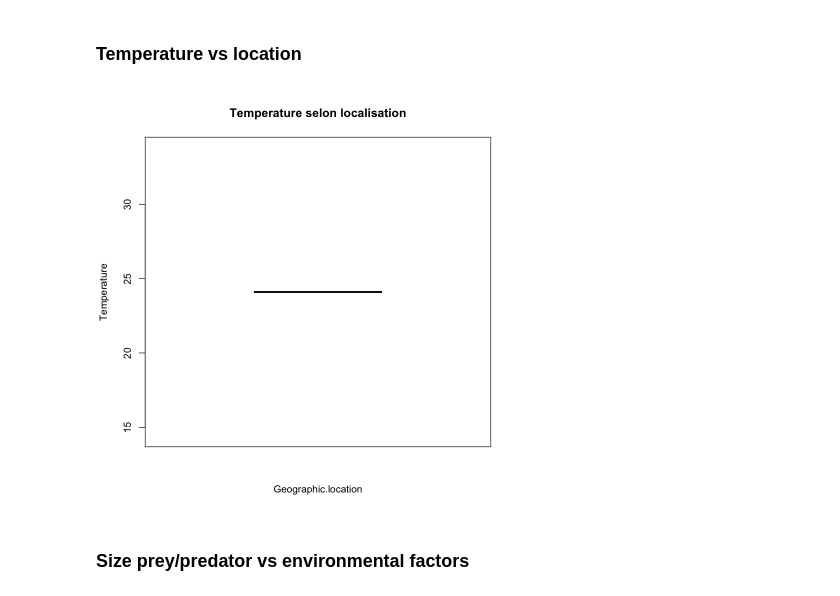
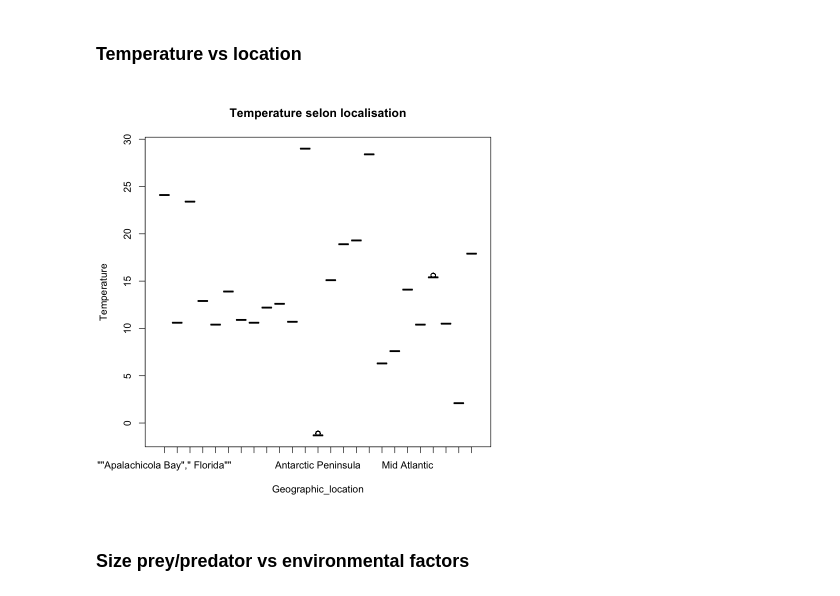
Before and after one commit to zfourati/Predator-and-prey-body-sizes-in-marine-food-webs, a Jupyter notebook: script_marion.ipynb, the cells around one changed output. Saved outputs shown, nothing was run; the diff lists cells and outputs as text; code cells hidden in the pictures.

```diff
--- a/script_marion.ipynb
+++ b/script_marion.ipynb
@@ -131,11 +145,11 @@ Skewness de Depth : NaN
 # %% [markdown]
 ### Temperature vs location
 # %%
-data_temp <- subset(data, !is.na(Mean.annual.temp) & !is.na(Geographic.location))
-boxplot(Mean.annual.temp ~ Geographic.location, data=data_temp,
+data_temp <- subset(data_clean, !is.na(Mean_annual_temp) & !is.na(Geographic_location))
+boxplot(Mean_annual_temp ~ Geographic_location, data=data_temp,
         col="lightpink", main="Temperature selon localisation",
         ylab="Temperature")
 # %% [output]
-[figure, old version]
+[figure, new version]
 # %% [markdown]
 ### Size prey/predator vs environmental factors
```
Also changed, not shown: parts of 11 cells of this notebook.
